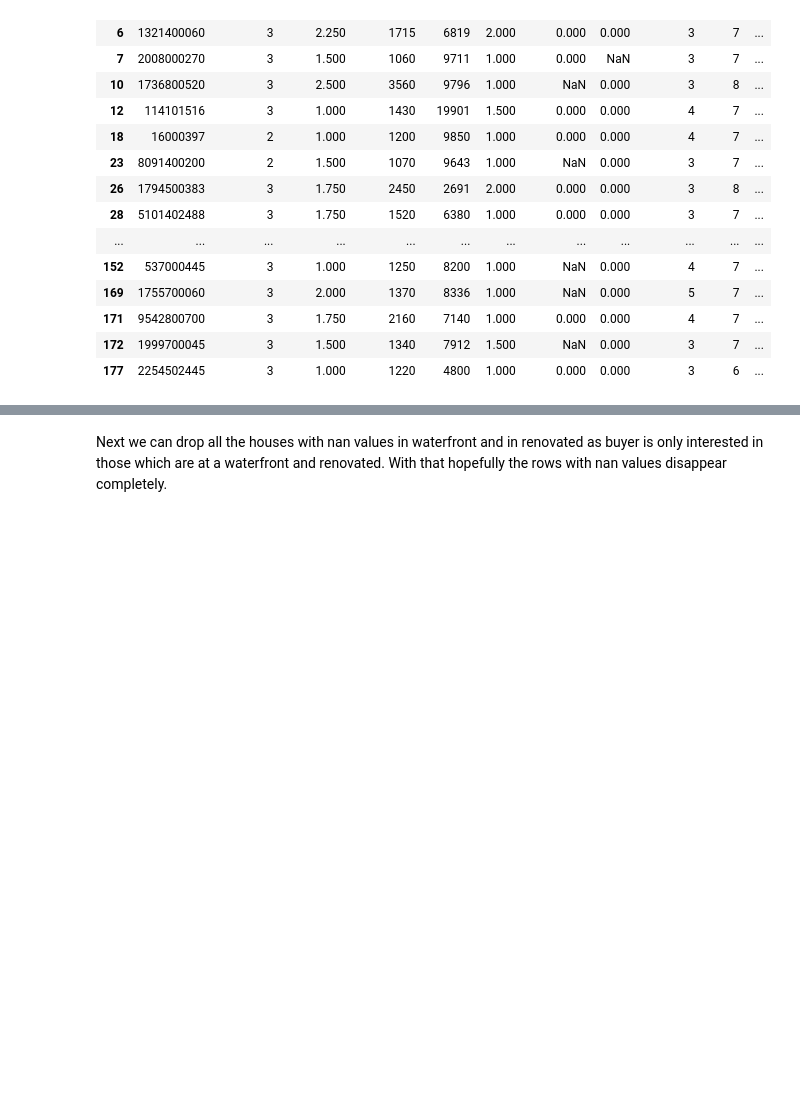
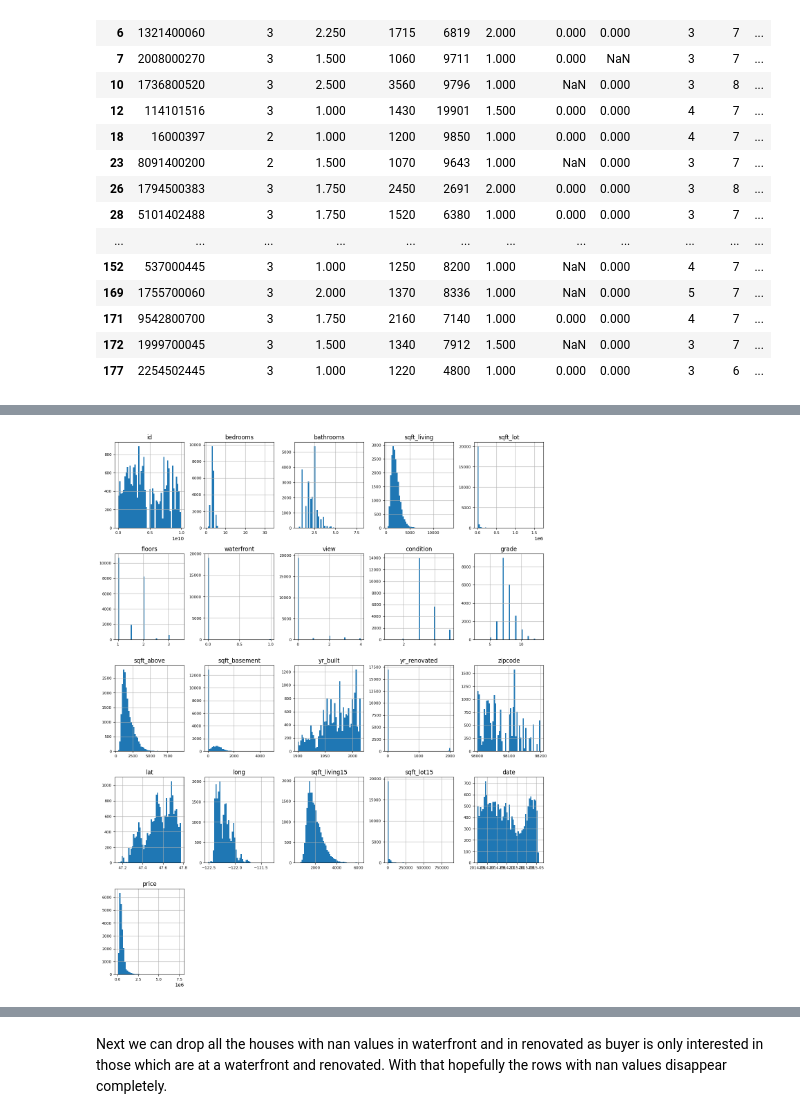
Before and after one commit to marcbp88/EDA-Project, a Jupyter notebook: EDA.ipynb, the cells around one changed output, grey strips where cells are left out. Drawn from its saved outputs; the diff is of its cells as text; code cells hidden in the pictures; blank space fills up the shorter version.

```diff
--- a/EDA.ipynb
+++ b/EDA.ipynb
@@ -319,0 +328,7 @@ rows_with_nan.head(50)
+# %%
+#check histograms of all values
+df_king_county_imp.hist(figsize=(16, 20), bins=50, xlabelsize=8, ylabelsize=8); # ; avoid having the matplotlib verbose informations
+#save the image
+plt.gcf().savefig("data/histograms.svg", format='svg', bbox_inches='tight', facecolor='white')
+# %% [output]
+[figure, added]
```
Also changed, not shown: parts of 10 cells of this notebook, 5 other files.
